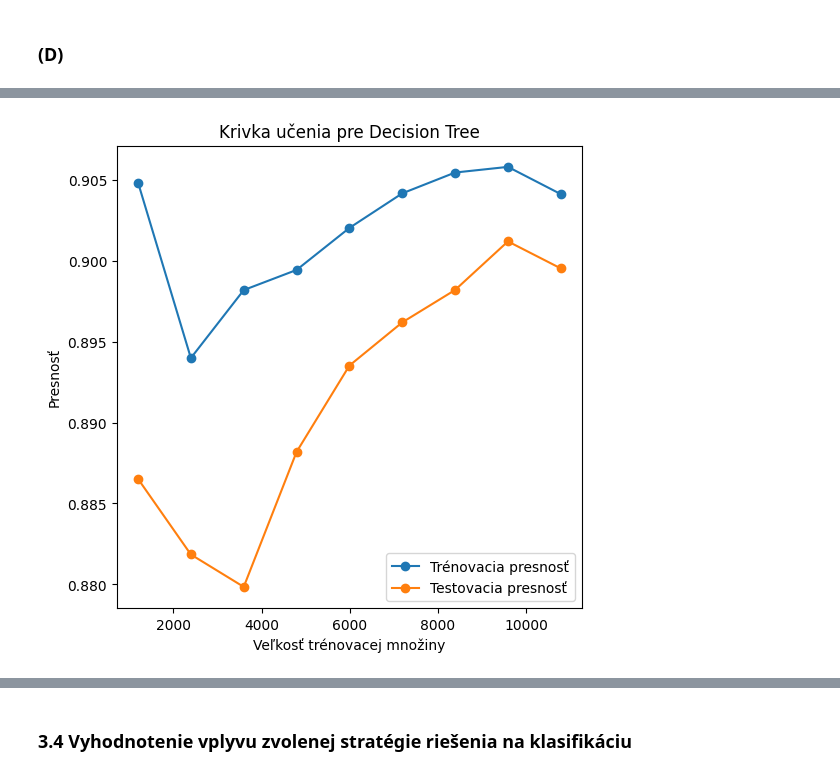
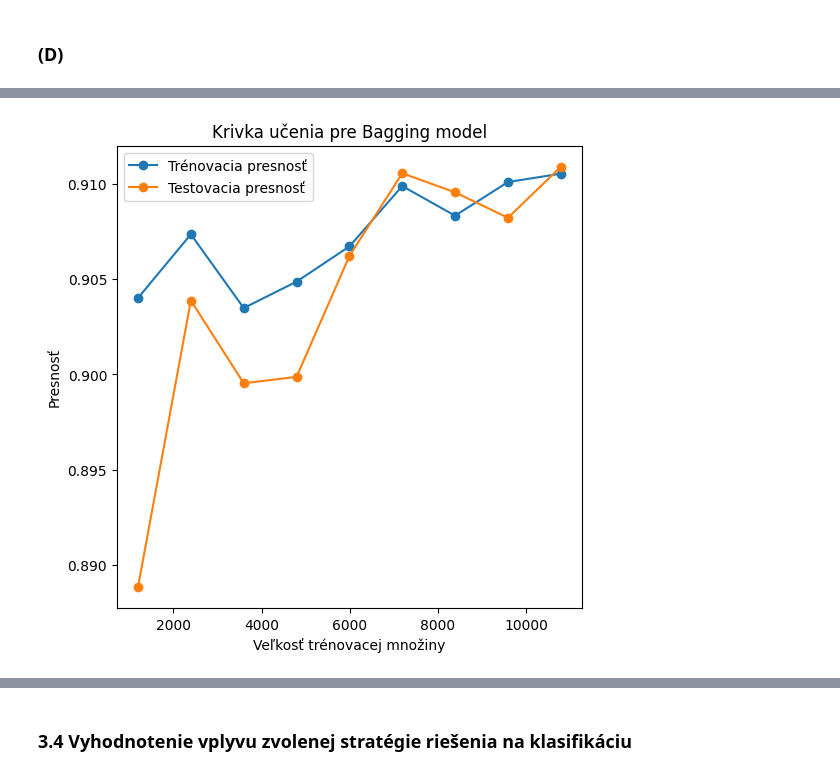
Before and after one commit to LeonRado1/IAU-zadanie, a Jupyter notebook: machine_learning.ipynb, the cells around one changed output, grey strips where cells are left out. Drawn from its saved outputs; the diff is of its cells as text; code cells hidden in the pictures.

```diff
--- a/machine_learning.ipynb
+++ b/machine_learning.ipynb
@@ -589,78 +583,70 @@ Recall: 0.8945
 # %% [markdown]
 ### (D)
 # %%
-# Optimalizovaný Decision Tree model
-dt_model = DecisionTreeClassifier(
-    max_depth=best_params_dt['max_depth'],
-    min_samples_split=best_params_dt['min_samples_split'],
-    min_samples_leaf=best_params_dt['min_samples_leaf'],
+bagging_model = BaggingClassifier(
+    estimator=DecisionTreeClassifier(
+        max_depth=best_params_dt['max_depth'],
+        min_samples_split=best_params_dt['min_samples_split'],
+        min_samples_leaf=best_params_dt['min_samples_leaf'],
+        random_state=42
+    ),
+    n_estimators=50,
     random_state=42
 )
 
-# Fit na tréningových dátach
-dt_model.fit(X_train_transformed, y_train)
+bagging_model.fit(X_train_transformed, y_train)
 
-# Predikcie na trénovacej a testovacej množine
-dt_train_pred = dt_model.predict(X_train_transformed)
-dt_test_pred = dt_model.predict(X_test_transformed)
+bagging_train_pred = bagging_model.predict(X_train_transformed)
+bagging_test_pred = bagging_model.predict(X_test_transformed)
 
-# Výkon na trénovacej a testovacej množine
-dt_train_acc = accuracy_score(y_train, dt_train_pred)
-dt_test_acc = accuracy_score(y_test, dt_test_pred)
+bagging_train_acc = accuracy_score(y_train, bagging_train_pred)
+bagging_test_acc = accuracy_score(y_test, bagging_test_pred)
 
-# Skontrolujeme aj Precision a Recall
-dt_train_precision = precision_score(y_train, dt_train_pred, average='weighted')
-dt_test_precision = precision_score(y_test, dt_test_pred, average='weighted')
+bagging_train_precision = precision_score(y_train, bagging_train_pred, average='weighted')
+bagging_test_precision = precision_score(y_test, bagging_test_pred, average='weighted')
 
-dt_train_recall = recall_score(y_train, dt_train_pred, average='weighted')
-dt_test_recall = recall_score(y_test, dt_test_pred, average='weighted')
+bagging_train_recall = recall_score(y_train, bagging_train_pred, average='weighted')
+bagging_test_recall = recall_score(y_test, bagging_test_pred, average='weighted')
 
-print(f"Decision Tree - Trénovacia Accuracy:\t {dt_train_acc:.4f}\t\t", end="")
-print(f"Decision Tree - Testovacia Accuracy:\t {dt_test_acc:.4f}")
-print(f"Decision Tree - Trénovacia Precision:\t {dt_train_precision:.4f}\t\t", end="")
-print(f"Decision Tree - Testovacia Precision:\t {dt_test_precision:.4f}")
-print(f"Decision Tree - Trénovacia Recall:\t {dt_train_recall:.4f}\t\t", end="")
-print(f"Decision Tree - Testovacia Recall:\t {dt_test_recall:.4f}")
+print(f"Bagging - Trénovacia Accuracy: {bagging_train_acc:.4f}")
+print(f"Bagging - Testovacia Accuracy: {bagging_test_acc:.4f}")
+print(f"Bagging - Trénovacia Precision: {bagging_train_precision:.4f}")
+print(f"Bagging - Testovacia Precision: {bagging_test_precision:.4f}")
+print(f"Bagging - Trénovacia Recall: {bagging_train_recall:.4f}")
+print(f"Bagging - Testovacia Recall: {bagging_test_recall:.4f}")
 
-# Zobrazenie krivky učenia pre Decision Tree
 train_sizes = [int(len(X_train_transformed) * 0.1 * i) for i in range(1, 10)]
 
-dt_train_scores = []
-dt_test_scores = []
+bagging_train_scores = []
+bagging_test_scores = []
 
-# Pre rôzne veľkosti trénovacích množín
 for train_size in train_sizes:
     X_train_sub, _, y_train_sub, _ = train_test_split(X_train_transformed, y_train, train_size=train_size, random_state=42)
 
-    # Decision Tree
-    dt_model.fit(X_train_sub, y_train_sub)
-    dt_train_scores.append(dt_model.score(X_train_sub, y_train_sub))
-    dt_test_scores.append(dt_model.score(X_test_transformed, y_test))
+    bagging_model.fit(X_train_sub, y_train_sub)
+    bagging_train_scores.append(bagging_model.score(X_train_sub, y_train_sub))
+    bagging_test_scores.append(bagging_model.score(X_test_transformed, y_test))
 
-# Zobrazenie krivky učenia pre Decision Tree
 plt.figure(figsize=(6, 6))
-plt.plot(train_sizes, dt_train_scores, label="Trénovacia presnosť", marker='o')
-plt.plot(train_sizes, dt_test_scores, label="Testovacia presnosť", marker='o')
-plt.title("Krivka učenia pre Decision Tree")
+plt.plot(train_sizes, bagging_train_scores, label="Trénovacia presnosť", marker='o')
+plt.plot(train_sizes, bagging_test_scores, label="Testovacia presnosť", marker='o')
+plt.title("Krivka učenia pre Bagging model")
 plt.xlabel("Veľkosť trénovacej množiny")
 plt.ylabel("Presnosť")
 plt.legend()
 plt.show()
 
-# Funkcia na kontrolu overfittingu
 def check_overfitting(train_sizes, train_accuracies, test_accuracies):
     for i in range(len(train_sizes)):
         train_accuracy = train_accuracies[i]
         test_accuracy = test_accuracies[i]
 
-        # Ak je rozdiel medzi trénovacou a testovacou presnosťou veľký, model môže trpieť overfittingom
         if train_accuracy - test_accuracy > 0.05:  # Zohľadňujeme rozumnú hranicu rozdielu
-            print(f"Varovanie: Model môže trpieť overfittingom pri veľkosti trénovacej množiny {train_sizes[i]}!", end="\t")
+            print(f"Varovanie: Model môže trpieť overfittingom pri veľkosti trénovacej množiny {train_sizes[i]}!")
             print(f"Trénovacia presnosť: {train_accuracy:.4f}, Testovacia presnosť: {test_accuracy:.4f}")
         else:
-            print(f"Model neprejavuje overfitting pri veľkosti trénovacej množiny {train_sizes[i]}.", end="\t")
+            print(f"Model neprejavuje overfitting pri veľkosti trénovacej množiny {train_sizes[i]}.")
             print(f"Trénovacia presnosť: {train_accuracy:.4f}, Testovacia presnosť: {test_accuracy:.4f}")
 
-# Overenie na overfitting
-check_overfitting(train_sizes, dt_train_scores, dt_test_scores)
+check_overfitting(train_sizes, bagging_train_scores, bagging_test_scores)
 # %% [output]
@@ -670 +659 @@ Decision Tree - Trénovacia Recall:       0.9043         Decision Tree - Testova
-[figure, old version]
+[figure, new version]
```
Also changed, not shown: parts of 37 cells of this notebook.
